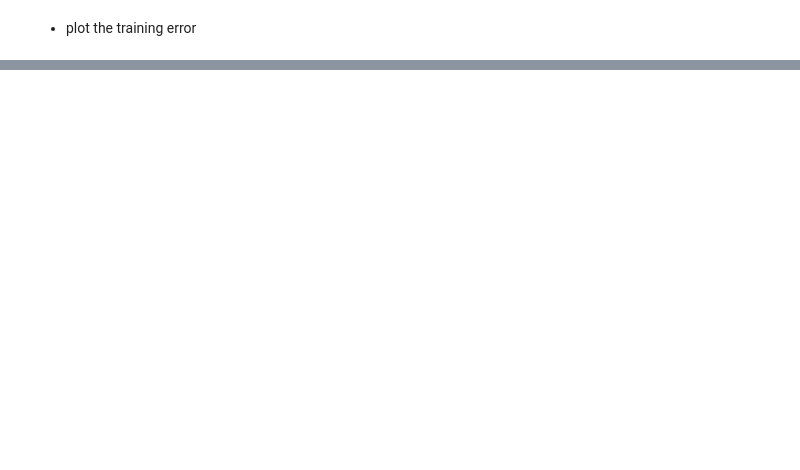
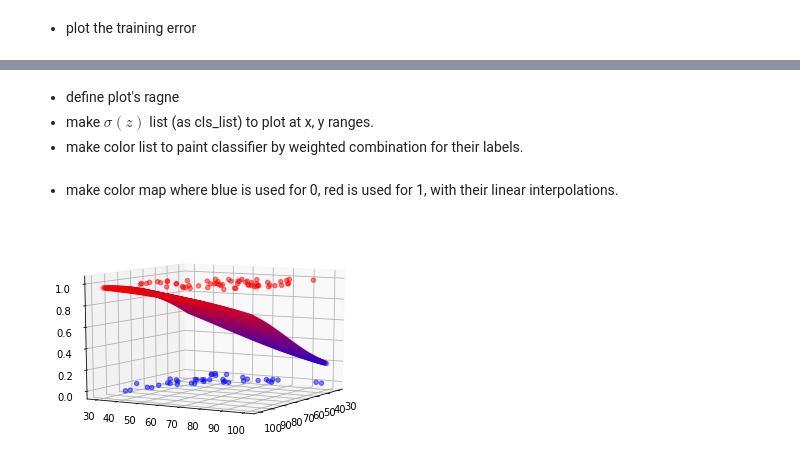
Before and after one commit to csm-kr/class_machine_learning, a Jupyter notebook: assignment05.ipynb, the cells around one changed output, grey strips where cells are left out. Cells and saved outputs as stored; diff of their text form; code cells hidden in the pictures; blank space fills up the shorter version.

```diff
--- a/assignment05.ipynb
+++ b/assignment05.ipynb
@@ -197,0 +188,41 @@ plt.show()
+# %%
+# define plot's ranges.
+x_range = np.arange(30, 100, 0.5)
+y_range = np.arange(30, 100, 0.5)
+
+x_list = []
+y_list = []
+cls_list = []
+color_list = []
+
+for x_tip in x_range:
+  for y_tip in y_range:
+    x_list.append(x_tip)
+    y_list.append(y_tip)
+
+    z = ret_z(theta_0, theta_1, theta_2, x_tip, y_tip)
+    h = hypothesis(z)
+    cls_list.append(h)
+# %% [markdown]
+- define plot's ragne
+- make $\sigma(z)$ list (as cls_list) to plot at x, y ranges.
+- make color list to paint classifier by weighted combination for their labels.
+# %%
+import matplotlib
+norm=plt.Normalize(0,1)
+cmap = matplotlib.colors.LinearSegmentedColormap.from_list("", ["blue","red"])
+# %% [markdown]
+- make color map where blue is used for 0, red is used for 1, with their linear interpolations.
+# %%
+fig = plt.figure('3d plots')
+ax = fig.gca(projection='3d')
+
+ax.scatter(x_list, y_list, cls_list, c=cls_list, alpha=0.1, cmap=cmap, norm=norm)
+# plot tarining data points
+ax.scatter(x_label0, y_label0, 0, alpha=0.5, color='b')
+ax.scatter(x_label1, y_label1, 1, alpha=0.5, color='r')
+ax.view_init(10, 30)
+
+plt.show()
+# %% [output]
+[figure, added]
```
Also changed, not shown: parts of 5 cells of this notebook.
